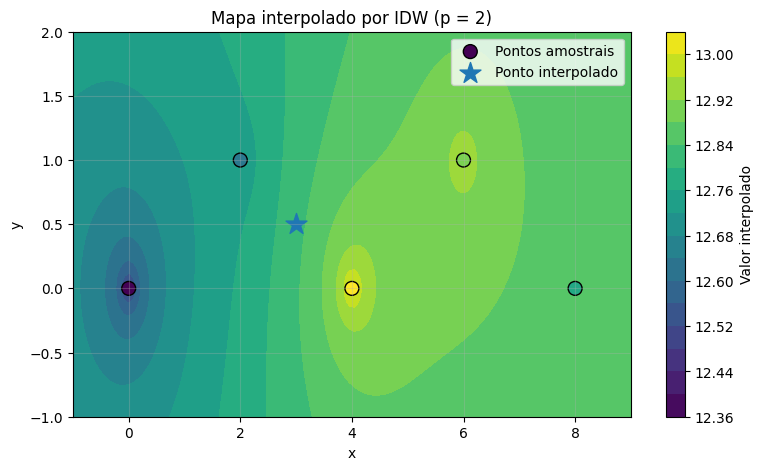
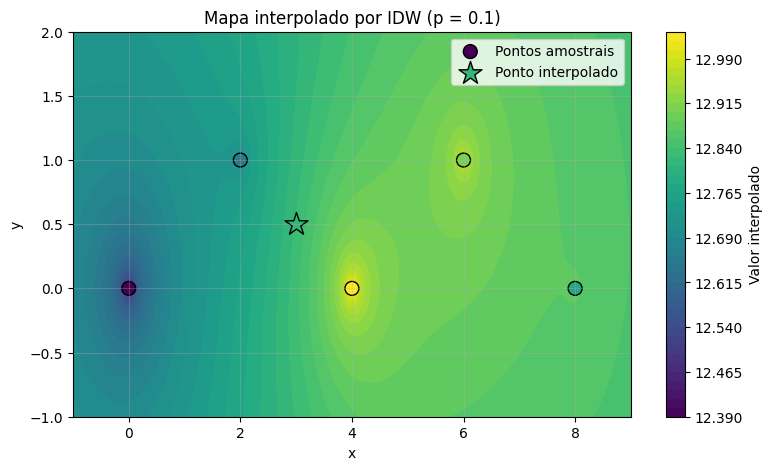
The notebook cell's code change between the first figure and the second:
--- before
+++ after
@@ -19,10 +19,11 @@
 
 plt.figure(figsize=(9, 5))
-cont = plt.contourf(X, Y, Z, levels=20)
+cont = plt.contourf(X, Y, Z, levels=50)
 plt.scatter(x, y, c=z, edgecolors='black', s=100, label='Pontos amostrais')
-plt.scatter(x0, y0, marker='*', s=250, label='Ponto interpolado')
+plt.scatter(x0, y0, c=[z0], marker='*', s=300, label='Ponto interpolado',
+            cmap='viridis', vmin=z.min(), vmax=z.max(), edgecolors='black')
 plt.xlabel("x")
 plt.ylabel("y")
-plt.title("Mapa interpolado por IDW (p = 2)")
+plt.title(f"Mapa interpolado por IDW (p = {p})")
 plt.colorbar(cont, label="Valor interpolado")
 plt.legend()

Commit: plot update